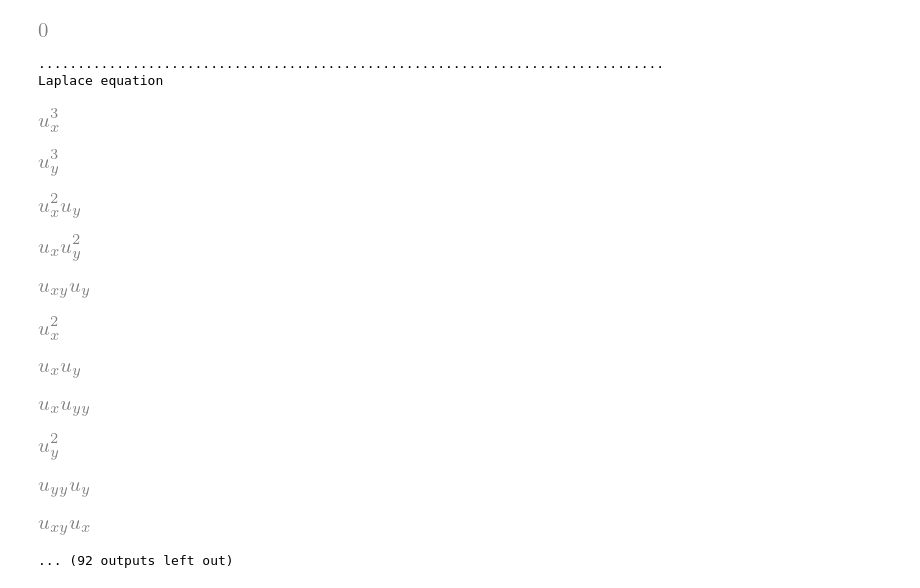
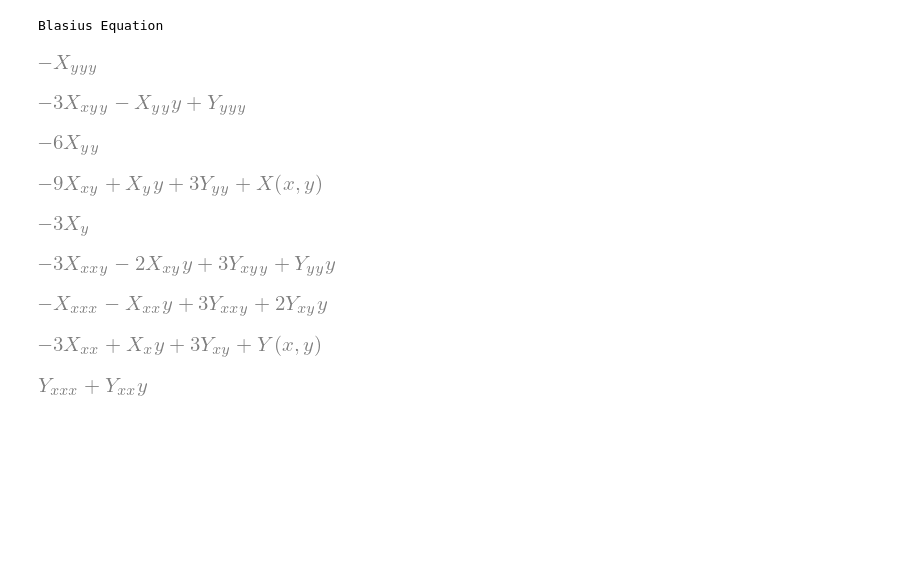
Before and after one commit to tapir442/delierium, a Jupyter notebook: functional_style.ipynb, the cells around one changed output. Saved outputs shown, nothing was run; the diff lists cells and outputs as text; code cells hidden in the pictures; blank space fills up the shorter version.

```diff
--- a/functional_style.ipynb
+++ b/functional_style.ipynb
@@ -223,5 +171 @@ res=solve(heq, list(o[1])[0])[0]
-# %%
-flauschi = finish_substitution(r)
-r = r.xreplace(flauschi)
-gurri = r.xreplace({list(o[1])[0]: res}).doit()
 # %%
@@ -274,5 +216,3 @@ def get_coeff_order(expr):
     else:
         acc += 1
     return acc
-# %%
-for _ in ec: get_coeff_order(_)
@@ -295,19 +228,20 @@ ff=compute_determining_equations(gurri, ec)
-# %%
-for _ in ff:
-    ltf(_, [u], [x,t])
-# %% [output]
-[figure, removed]
 # %%
 def compute_overdetermined_system_of_infinitesimals(eq, dep, indep, infinitesimals):
     eq_order, highest_term = order(eq, dep, indep)
     highest_term = list(highest_term)[0]
     combos = variable_combinations(indep, eq_order)
 
+    dummies = {}
+    for _ in combos:
+        k = sp.Symbol(f"{dep[0].name}_{"".join([str(v) for v in _])}")
+
     for comb in combos:
         funcs, etas = compute_level(comb, dep, indep, infinitesimals)
         infinitesimals[funcs[0]] = etas[0]
+        dummies[funcs[0]] = sp.Symbol(f"{dep[0].name}_{"".join([str(v) for v in comb])}")
 
-    r = prolongation(eq, eq_order, infinitesimals, dep, indep)
+    r = prolongation(eq, eq_order, infinitesimals, dep, indep, dummies)
+
     sol = sp.solve(eq, highest_term)[0]
     r = r.xreplace(finish_substitution(r))
     r = r.xreplace({highest_term: sol})
@@ -316,8 +250,6 @@ def compute_overdetermined_system_of_infinitesimals(eq, dep, indep, infinitesima
         key=get_coeff_order,
         reverse=True,
     )
-    for _ in coeffs:
-        ltf(_, dep, indep)
     return compute_determining_equations(r, coeffs)
 # %%
 def main():
@@ -519,6 +451,7 @@ def main7():
 def main8():
     # XXX Debug
     print("Arrigo Example 3.1, pp. 75")
+    # this is the same as Hydon, Example 8.1
     x = sp.symbols("x")
     t = sp.symbols("t")
     u = sp.Function("u")(x, t)
@@ -533,7 +466,7 @@ def main8():
         t: make_infinitesimal(t, x, t, u, name="T"),
         u: make_infinitesimal(u, x, t, u, name='U')
     }
-    set_trace()
+    #set_trace()
     result = compute_overdetermined_system_of_infinitesimals(
         eq=pde,
         dep=dependents,
@@ -548,60 +481,56 @@ def main8():
 
 def main9():
     x = sp.symbols("x")
     y = sp.Function("y")(x)
 
     pde = sp.Derivative(y, x,x,x)  + y*sp.Derivative(y, x, x)
 
     independents = [x]
     dependents = [y]
 
     infinitesimals = {
         x: make_infinitesimal(x, x, y, name="X"),
         y: make_infinitesimal(y, x, y, name='Y')
     }
     result = compute_overdetermined_system_of_infinitesimals(
         eq=pde,
         dep=dependents,
         indep=independents,
         infinitesimals=infinitesimals,
     )
 
     print("Blasius Equation")
     for eq in result:
         ltf(eq, dependents, independents)
 
     return result
 if __name__ == "__main__":
-    pass
+    #pass
     #main()
-    print("." * 80)
-    main2()
-    print("." * 80)
-    main3()
-    print("." * 80)
-    main4()
-    print("." * 80)
-    main5()
-    print("." * 80)
-    main6()
-    print("." * 80)
-    main7()
-    print("." * 80)
-    main8()
-    print("." * 80)
+    #print("." * 80)
+    #main2()
+    #print("." * 80)
+    #main3()
+    #print("." * 80)
+    #main4()
+    #print("." * 80)
+    #main5()
+    #print("." * 80)
+    #main6()
+    #print("." * 80)
+    #main7()
+    #print("." * 80)
+    #main8()
+    #print("." * 80)
     main9()
 # %% [output]
-................................................................................
-Laplace equation
+Blasius Equation
-[figure, old version]
+[figure, new version]
-[figure, old version]
+[figure, new version]
-[figure, old version]
+[figure, new version]
-[figure, old version]
+[figure, new version]
-[figure, old version]
+[figure, new version]
-[figure, old version]
+[figure, new version]
-[figure, old version]
+[figure, new version]
-[figure, old version]
+[figure, new version]
-[figure, old version]
+[figure, new version]
-[figure, removed]
-[figure, removed]
-... (92 outputs left out)
```
Also changed, not shown: parts of 18 cells of this notebook, 1 other file.
